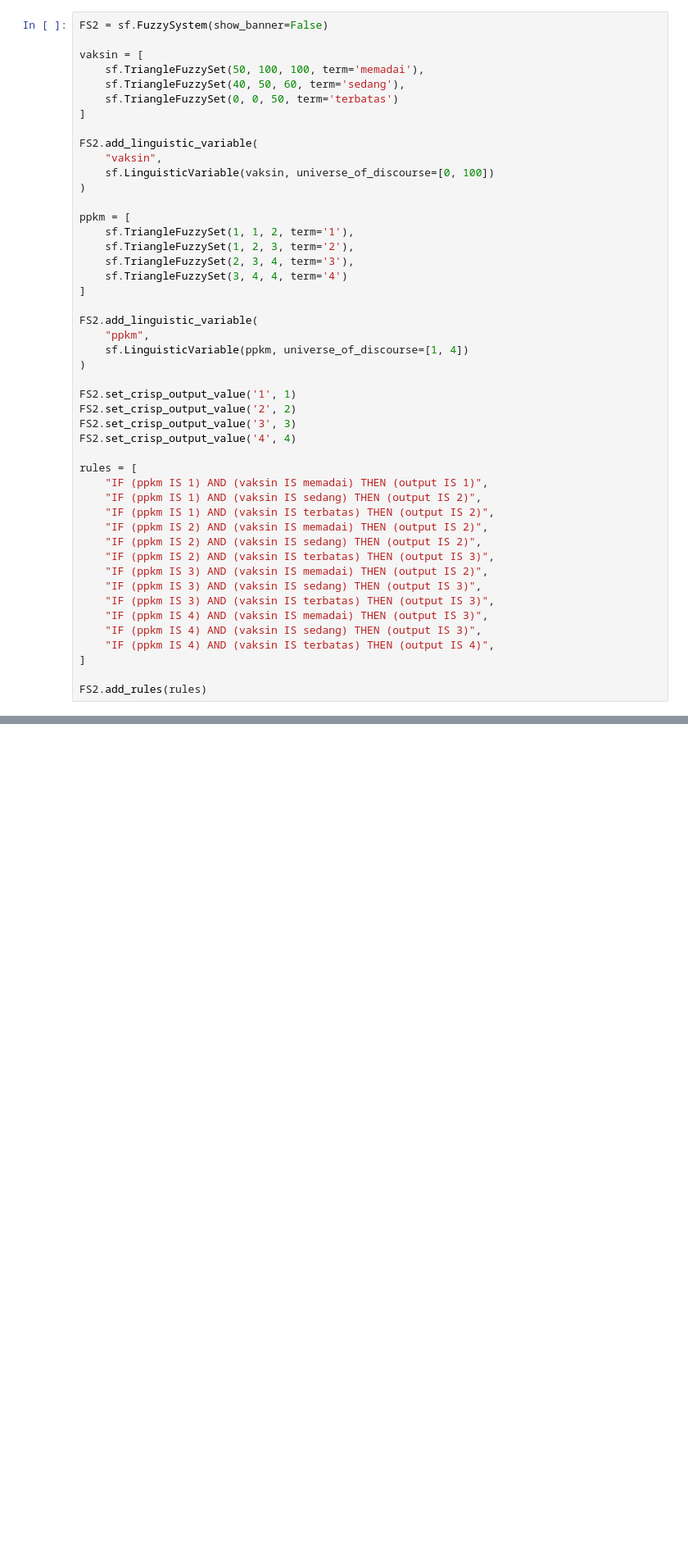
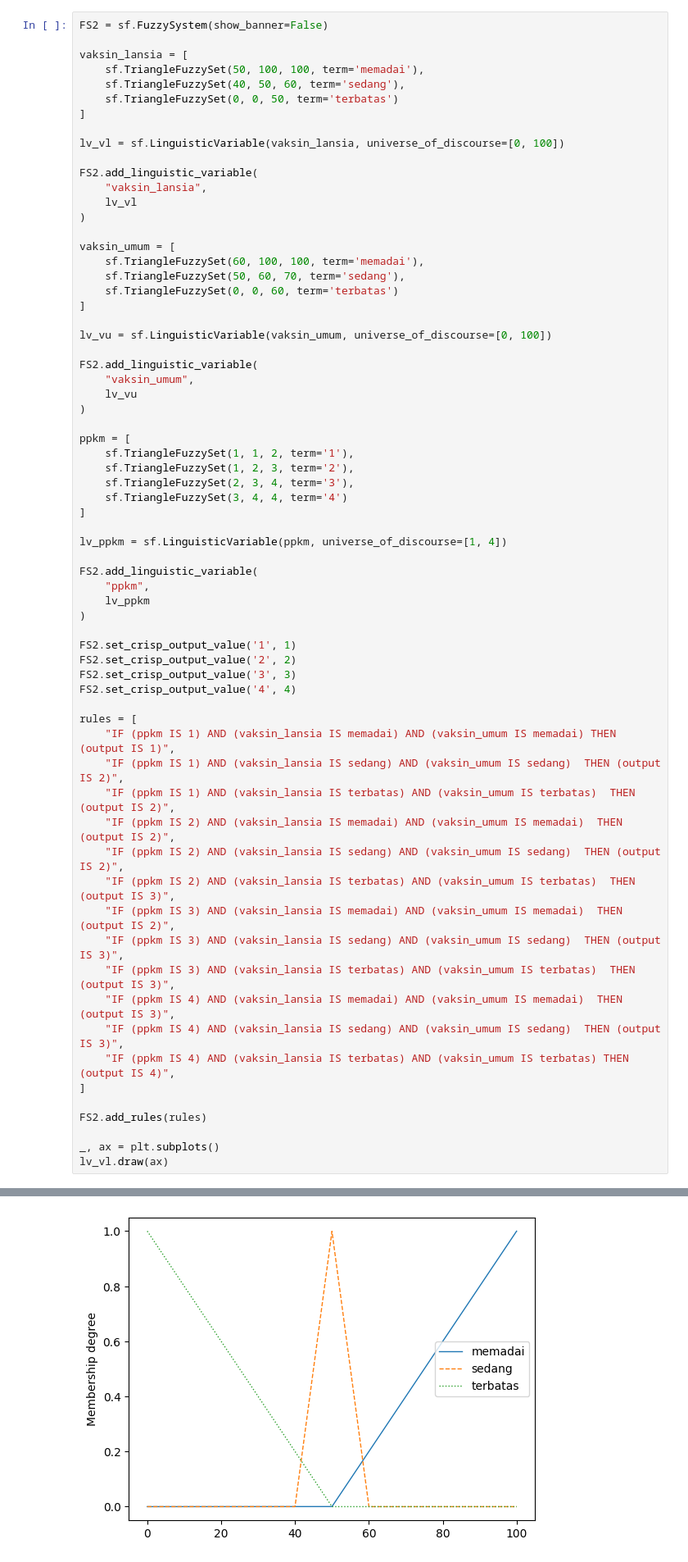
Before and after one commit to mrtalhim/ppkm_fuzzy, a Jupyter notebook: fuzzy_ppkm.ipynb, the cells around one changed output, grey strips where cells are left out. Shown: that part at 82% size. Drawn from its saved outputs; the diff is of its cells as text; blank space fills up the shorter version.

```diff
--- a/fuzzy_ppkm.ipynb
+++ b/fuzzy_ppkm.ipynb
@@ -154,15 +155,30 @@ FS.add_rules(rules)
 # %%
 FS2 = sf.FuzzySystem(show_banner=False)
 
-vaksin = [
+vaksin_lansia = [
     sf.TriangleFuzzySet(50, 100, 100, term='memadai'),
     sf.TriangleFuzzySet(40, 50, 60, term='sedang'),
     sf.TriangleFuzzySet(0, 0, 50, term='terbatas')
 ]
 
+lv_vl = sf.LinguisticVariable(vaksin_lansia, universe_of_discourse=[0, 100])
+
 FS2.add_linguistic_variable(
-    "vaksin",
-    sf.LinguisticVariable(vaksin, universe_of_discourse=[0, 100])
+    "vaksin_lansia",
+    lv_vl
+)
+
+vaksin_umum = [
+    sf.TriangleFuzzySet(60, 100, 100, term='memadai'),
+    sf.TriangleFuzzySet(50, 60, 70, term='sedang'),
+    sf.TriangleFuzzySet(0, 0, 60, term='terbatas')
+]
+
+lv_vu = sf.LinguisticVariable(vaksin_umum, universe_of_discourse=[0, 100])
+
+FS2.add_linguistic_variable(
+    "vaksin_umum",
+    lv_vu
 )
 
 ppkm = [
@@ -172,9 +188,11 @@ ppkm = [
     sf.TriangleFuzzySet(3, 4, 4, term='4')
 ]
 
+lv_ppkm = sf.LinguisticVariable(ppkm, universe_of_discourse=[1, 4])
+
 FS2.add_linguistic_variable(
     "ppkm",
-    sf.LinguisticVariable(ppkm, universe_of_discourse=[1, 4])
+    lv_ppkm
 )
 
 FS2.set_crisp_output_value('1', 1)
@@ -183,20 +201,23 @@ FS2.set_crisp_output_value('3', 3)
 FS2.set_crisp_output_value('4', 4)
 
 rules = [
-    "IF (ppkm IS 1) AND (vaksin IS memadai) THEN (output IS 1)",
-    "IF (ppkm IS 1) AND (vaksin IS sedang) THEN (output IS 2)",
-    "IF (ppkm IS 1) AND (vaksin IS terbatas) THEN (output IS 2)",
-    "IF (ppkm IS 2) AND (vaksin IS memadai) THEN (output IS 2)",
-    "IF (ppkm IS 2) AND (vaksin IS sedang) THEN (output IS 2)",
-    "IF (ppkm IS 2) AND (vaksin IS terbatas) THEN (output IS 3)",
-    "IF (ppkm IS 3) AND (vaksin IS memadai) THEN (output IS 2)",
-    "IF (ppkm IS 3) AND (vaksin IS sedang) THEN (output IS 3)",
-    "IF (ppkm IS 3) AND (vaksin IS terbatas) THEN (output IS 3)",
-    "IF (ppkm IS 4) AND (vaksin IS memadai) THEN (output IS 3)",
-    "IF (ppkm IS 4) AND (vaksin IS sedang) THEN (output IS 3)",
-    "IF (ppkm IS 4) AND (vaksin IS terbatas) THEN (output IS 4)",
+    "IF (ppkm IS 1) AND (vaksin_lansia IS memadai) AND (vaksin_umum IS memadai) THEN (output IS 1)",
+    "IF (ppkm IS 1) AND (vaksin_lansia IS sedang) AND (vaksin_umum IS sedang)  THEN (output IS 2)",
+    "IF (ppkm IS 1) AND (vaksin_lansia IS terbatas) AND (vaksin_umum IS terbatas)  THEN (output IS 2)",
+    "IF (ppkm IS 2) AND (vaksin_lansia IS memadai) AND (vaksin_umum IS memadai)  THEN (output IS 2)",
+    "IF (ppkm IS 2) AND (vaksin_lansia IS sedang) AND (vaksin_umum IS sedang)  THEN (output IS 2)",
+    "IF (ppkm IS 2) AND (vaksin_lansia IS terbatas) AND (vaksin_umum IS terbatas)  THEN (output IS 3)",
+    "IF (ppkm IS 3) AND (vaksin_lansia IS memadai) AND (vaksin_umum IS memadai)  THEN (output IS 2)",
+    "IF (ppkm IS 3) AND (vaksin_lansia IS sedang) AND (vaksin_umum IS sedang)  THEN (output IS 3)",
+    "IF (ppkm IS 3) AND (vaksin_lansia IS terbatas) AND (vaksin_umum IS terbatas)  THEN (output IS 3)",
+    "IF (ppkm IS 4) AND (vaksin_lansia IS memadai) AND (vaksin_umum IS memadai)  THEN (output IS 3)",
+    "IF (ppkm IS 4) AND (vaksin_lansia IS sedang) AND (vaksin_umum IS sedang)  THEN (output IS 3)",
+    "IF (ppkm IS 4) AND (vaksin_lansia IS terbatas) AND (vaksin_umum IS terbatas) THEN (output IS 4)",
 ]
 
 FS2.add_rules(rules)
+
+_, ax = plt.subplots()
+lv_vl.draw(ax)
 # %% [output]
  * Detected Sugeno model type
@@ -202,0 +225 @@ FS2.add_rules(rules)
+[figure, added]
```
Also changed, not shown: parts of 12 cells of this notebook, 2 other files.
